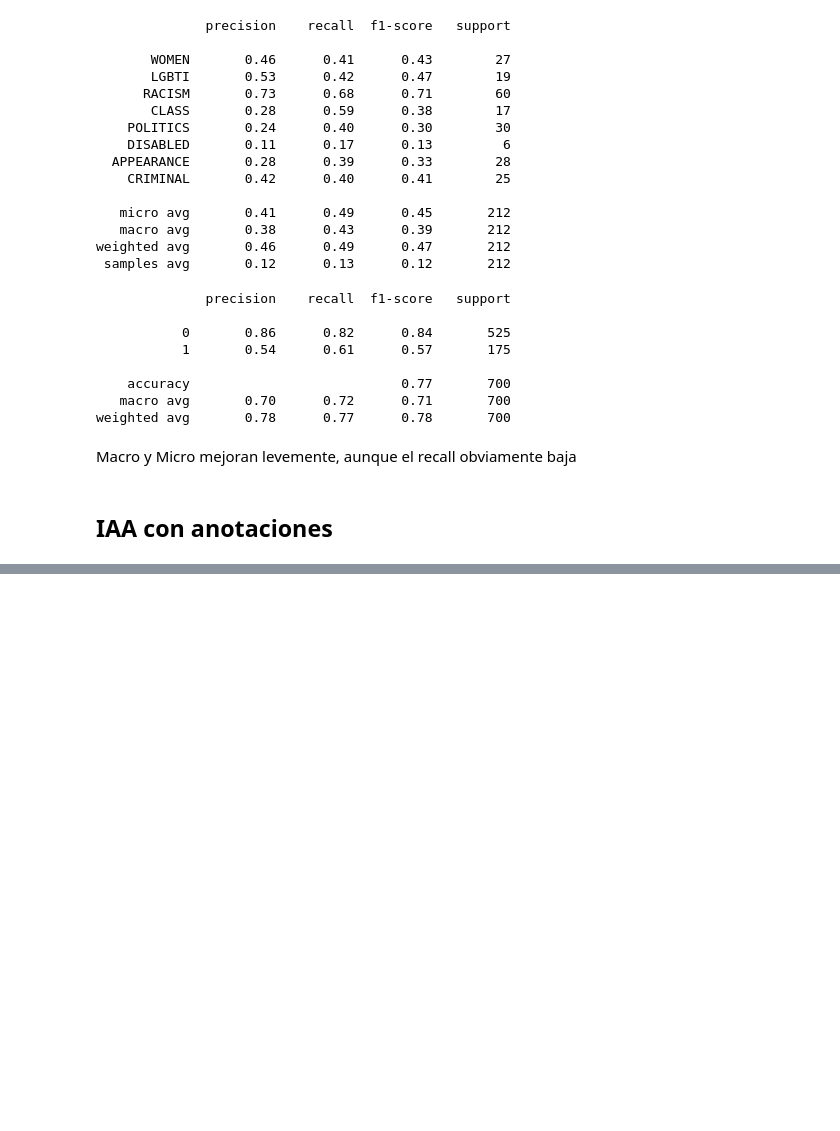
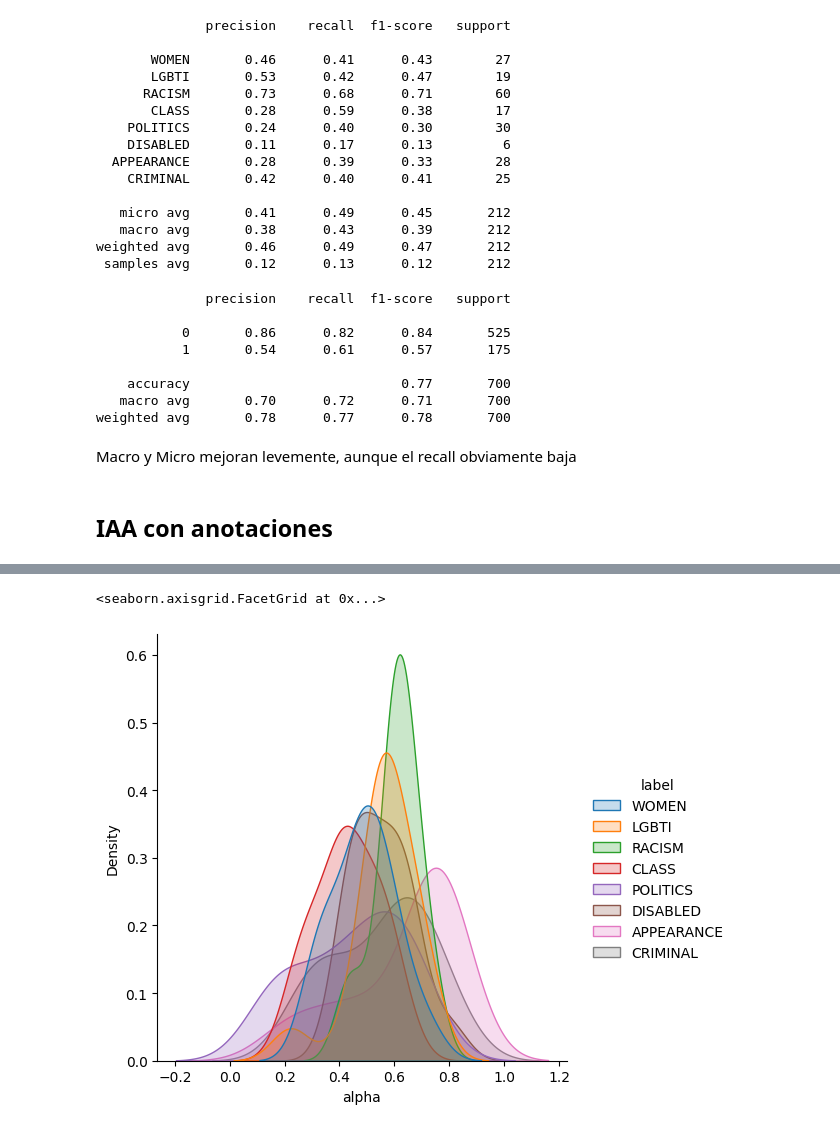
Before and after one commit to finiteautomata/rioplatense_hate_speech, a Jupyter notebook: notebooks/raw-comparison.ipynb, the cells around one changed output, grey strips where cells are left out. Drawn from its saved outputs; the diff is of its cells as text; code cells hidden in the pictures; blank space fills up the shorter version.

```diff
--- a/notebooks/raw-comparison.ipynb
+++ b/notebooks/raw-comparison.ipynb
@@ -152,0 +175,35 @@ df_raw.loc[~idx, labels] = None
+# %%
+## Measure agreement between pairs of annotators
+from sklearn.metrics import cohen_kappa_score
+from itertools import combinations
+
+pairs = list(combinations(annotators, 2))
+
+agreements = []
+
+annotator_to_agreement = {annotator: [] for annotator in annotators}
+
+for label in labels:
+    print(f"Label: {label}")
+    label_df = df_annotations.loc[label]
+    for annotator1, annotator2 in pairs:
+        cols = label_df.loc[annotator1].notna() & label_df.loc[annotator2].notna()
+
+        # Cohen's kappa
+
+        ann1_labels = label_df.loc[annotator1, cols].astype(float).values
+        ann2_labels = label_df.loc[annotator2, cols].astype(float).values
+
+        kappa = cohen_kappa_score(ann1_labels, ann2_labels)
+        alpha = krippendorff.alpha(label_df.loc[[annotator1, annotator2], cols].astype(float).values)
+
+        annotator_to_agreement[annotator1].append({"annotator": annotator2, "label": label, "alpha": alpha, "kappa": kappa})
+        annotator_to_agreement[annotator2].append({"annotator": annotator1, "label": label, "alpha": alpha, "kappa": kappa})
+
+        agreements.append({
+            "annotator1": annotator1,
+            "annotator2": annotator2,
+            "label": label,
+            "alpha": alpha,
+            "kappa": kappa
+        })
@@ -152,0 +219,11 @@ df_raw.loc[~idx, labels] = None
+# %%
+import seaborn as sns
+df_alpha = pd.DataFrame(agreements)
+
+# sns distplot
+
+
+sns.displot(df_alpha, x="alpha", hue="label", kind="kde", fill=True)
+# %% [output]
+<seaborn.axisgrid.FacetGrid at 0x...>
+[figure, added]
```
Also changed, not shown: parts of 18 cells of this notebook, 6 other files.
